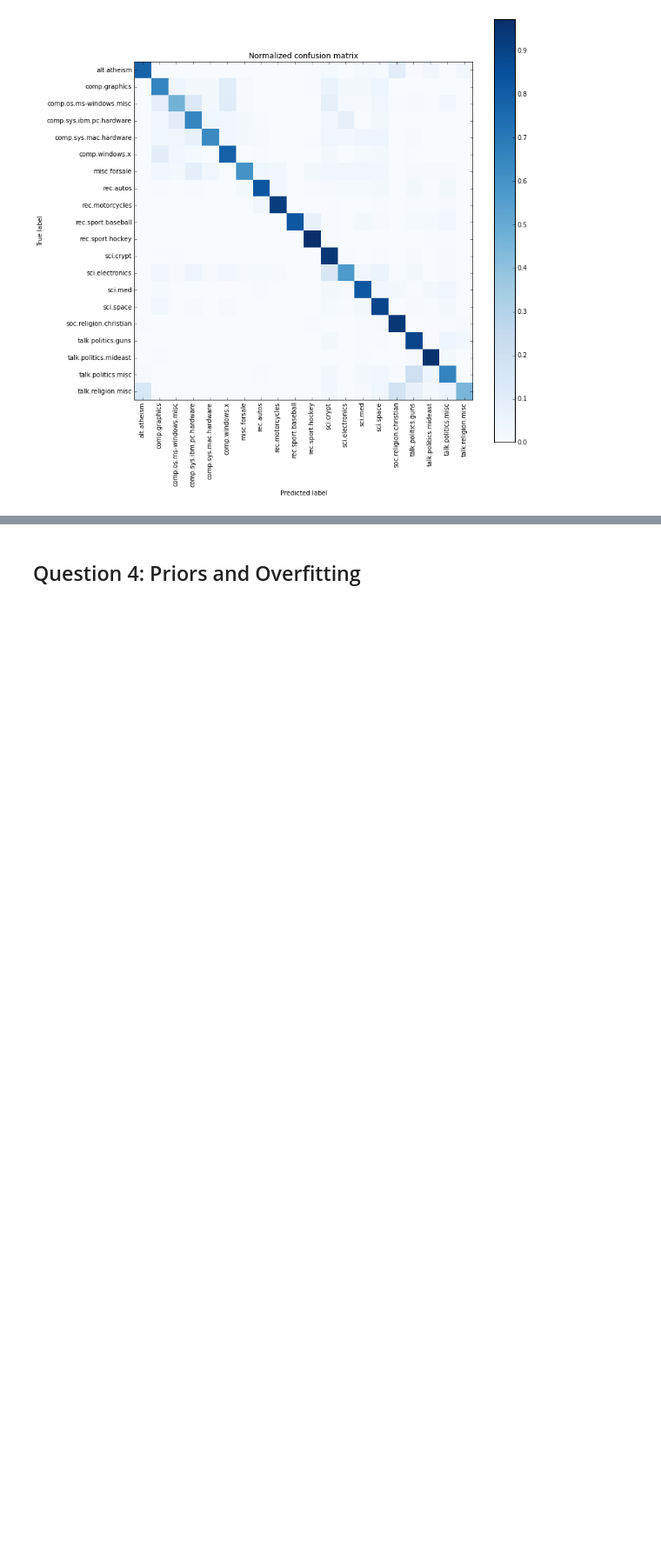
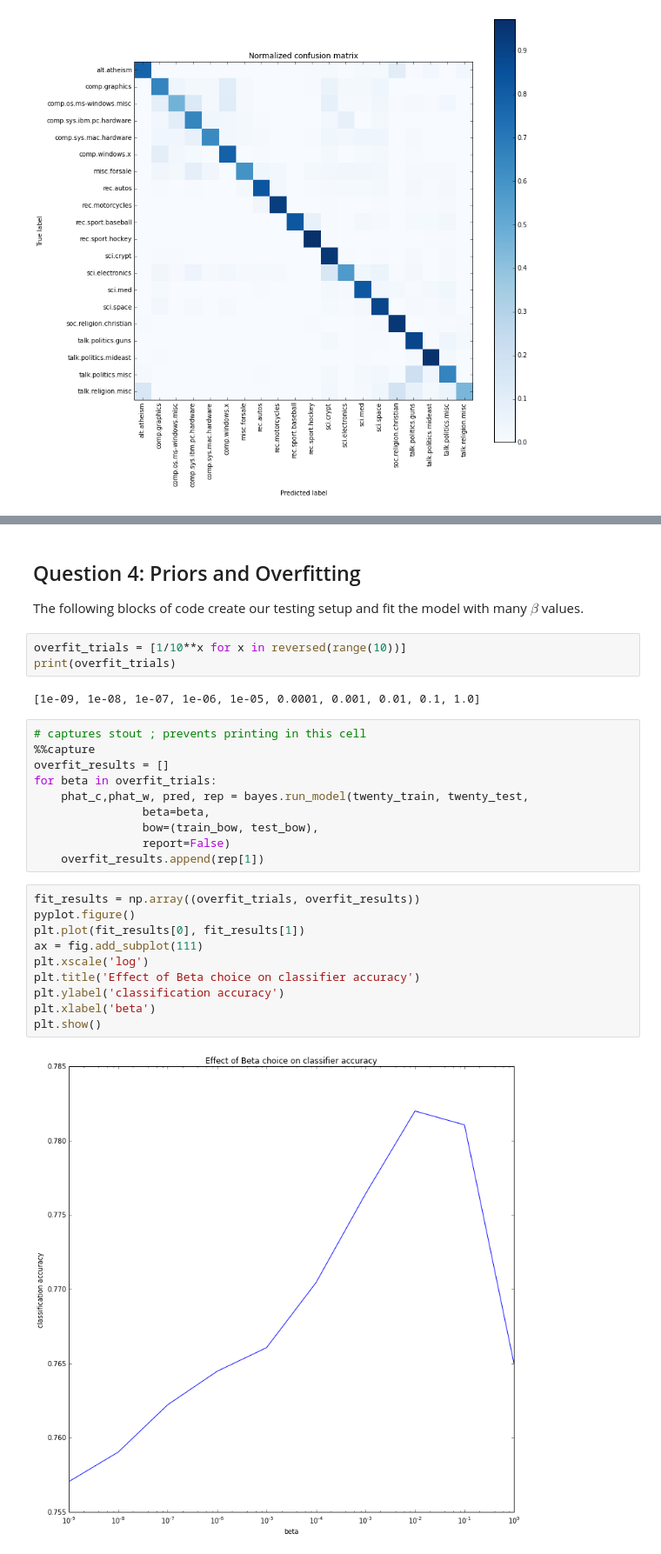
Before and after one commit to binaryaaron/naive_bayes, a Jupyter notebook: src/Report.ipynb, the cells around one changed output, grey strips where cells are left out. Shown at 87% size. Drawn from its saved outputs; the diff is of its cells as text; blank space fills up the shorter version.

```diff
--- a/src/Report.ipynb
+++ b/src/Report.ipynb
@@ -119,3 +120,32 @@ The classifier does well, hitting 77% accuracy. It has a hard time with two clus
 and the religious/political groups. These groups have a great deal of overlap in subjects so this is not too surprising.
-# %% [markdown]
-## Question 4: Priors and Overfitting
+# %% [markdown]
+## Question 4: Priors and Overfitting
+
+The following blocks of code create our testing setup and fit the model with many  $\beta$ values.
+# %%
+overfit_trials = [1/10**x for x in reversed(range(10))]
+print(overfit_trials)
+# %% [output]
+[1e-09, 1e-08, 1e-07, 1e-06, 1e-05, 0.0001, 0.001, 0.01, 0.1, 1.0]
+# %%
+# captures stout ; prevents printing in this cell
+%%capture
+overfit_results = []
+for beta in overfit_trials:
+    phat_c,phat_w, pred, rep = bayes.run_model(twenty_train, twenty_test,
+                beta=beta,
+                bow=(train_bow, test_bow),
+                report=False)
+    overfit_results.append(rep[1])
+# %%
+fit_results = np.array((overfit_trials, overfit_results))
+pyplot.figure()
+plt.plot(fit_results[0], fit_results[1])
+ax = fig.add_subplot(111)
+plt.xscale('log')
+plt.title('Effect of Beta choice on classifier accuracy')
+plt.ylabel('classification accuracy')
+plt.xlabel('beta')
+plt.show()
+# %% [output]
+[figure, added]
```
Also changed, not shown: parts of 1 cell of this notebook.
